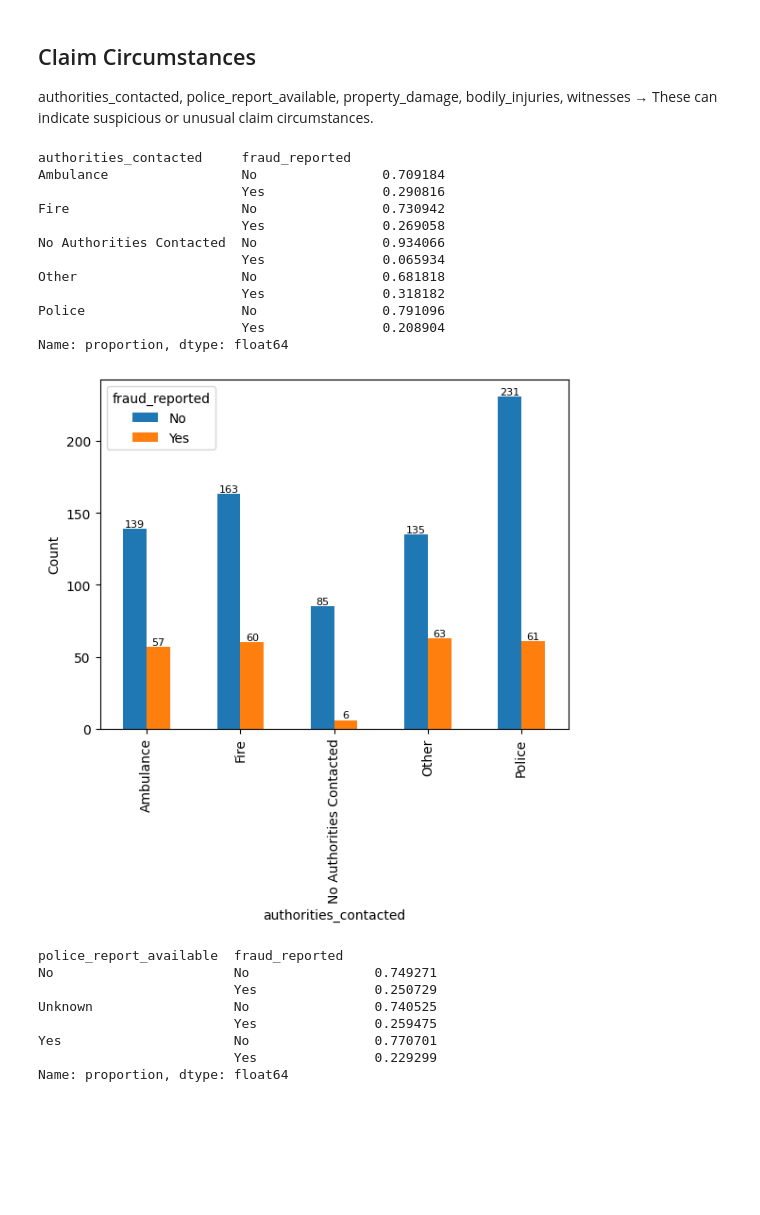
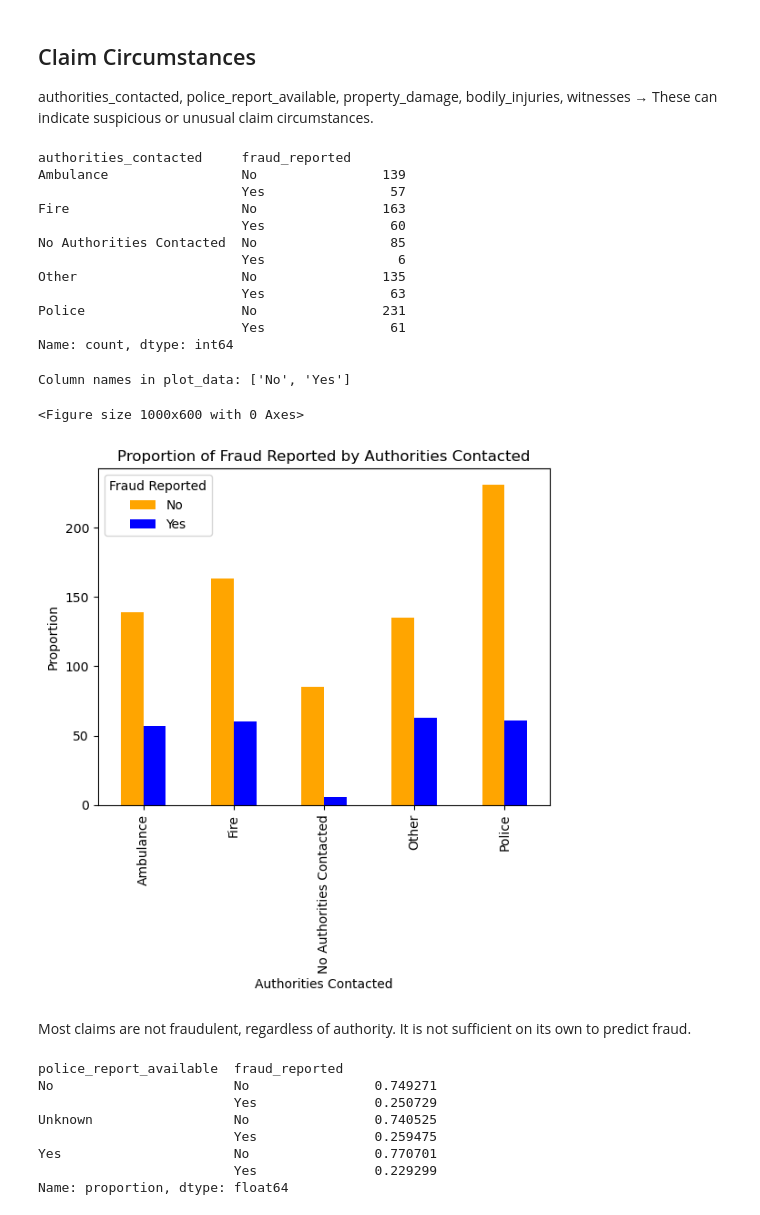
Before and after one commit to oaj1/Insurance_Claims, a Jupyter notebook: Insurance_Claims_ClaimsCircumstances_EDA.ipynb, the cells around one changed output. Drawn from its saved outputs; the diff is of its cells as text; code cells hidden in the pictures; blank space fills up the shorter version.

Commit message:
More Claim Circumstances EDA

```diff
--- a/Insurance_Claims_ClaimsCircumstances_EDA.ipynb
+++ b/Insurance_Claims_ClaimsCircumstances_EDA.ipynb
@@ -10,34 +10,50 @@ authorities_contacted, police_report_available,
 property_damage, bodily_injuries, witnesses
 → These can indicate suspicious or unusual claim circumstances.
 # %%
-counts = df.groupby('authorities_contacted')['fraud_reported'].value_counts(normalize=True)
+counts = df.groupby('authorities_contacted')['fraud_reported'].value_counts()
 counts
 # %% [output]
 authorities_contacted     fraud_reported
-Ambulance                 No                0.709184
-                          Yes               0.290816
-Fire                      No                0.730942
-                          Yes               0.269058
-No Authorities Contacted  No                0.934066
-                          Yes               0.065934
-Other                     No                0.681818
-                          Yes               0.318182
-Police                    No                0.791096
-                          Yes               0.208904
-Name: proportion, dtype: float64
+Ambulance                 No                139
+                          Yes                57
+Fire                      No                163
+                          Yes                60
+No Authorities Contacted  No                 85
+                          Yes                 6
+Other                     No                135
+                          Yes                63
+Police                    No                231
+                          Yes                61
+Name: count, dtype: int64
 # %%
 import matplotlib.pyplot as plt
 
-counts = df.groupby('authorities_contacted')['fraud_reported'].value_counts().unstack()
-ax = counts.plot(kind='bar', stacked=False)
+# Print the actual column names to debug color mapping
+print("Column names in plot_data:", plot_data.columns.tolist())
 
-for p in ax.patches:
-    ax.annotate(f'{int(p.get_height())}', (p.get_x() + p.get_width() / 2, p.get_height()),
-                ha='center', va='bottom', fontsize=8, color='black', rotation=0)
-plt.ylabel('Count')
+# Define custom colors: 'Yes' as blue, 'No' as orange
+custom_colors = {'Yes': 'blue', 'No': 'orange', 'Y': 'blue', 'N': 'orange'}  # covers both possible encodings
+
+# Prepare data for plotting
+plot_data = counts.unstack() if hasattr(counts, 'unstack') else counts
+
+# Get the order of columns to match colors
+col_order = plot_data.columns.tolist()
+colors = [custom_colors.get(col, 'gray') for col in col_order]
+
+plt.figure(figsize=(10, 6))
+ax = plot_data.plot(kind='bar', stacked=False, color=colors)
+plt.xlabel('Authorities Contacted')
+plt.ylabel('Proportion')
+plt.title('Proportion of Fraud Reported by Authorities Contacted')
+plt.legend(title='Fraud Reported', labels=[col for col in col_order])
 plt.show()
 # %% [output]
+Column names in plot_data: ['No', 'Yes']
+<Figure size 1000x600 with 0 Axes>
-[figure, old version]
+[figure, new version]
+# %% [markdown]
+Most claims are not fraudulent, regardless of authority. It is not sufficient on its own to predict fraud.
 # %%
 #Now lets look at police reports and fraud
 df.groupby('police_report_available')['fraud_reported'].value_counts(normalize=True)
```
